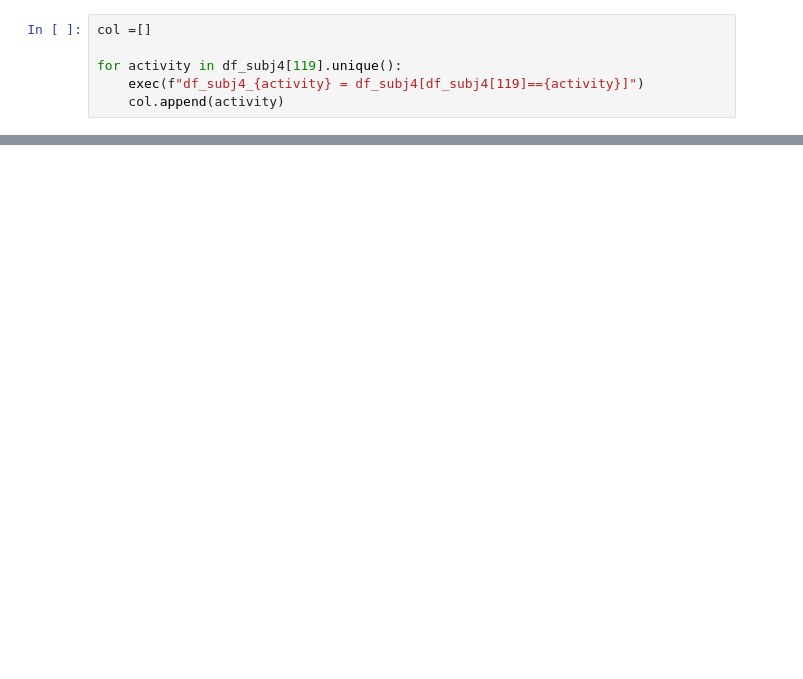
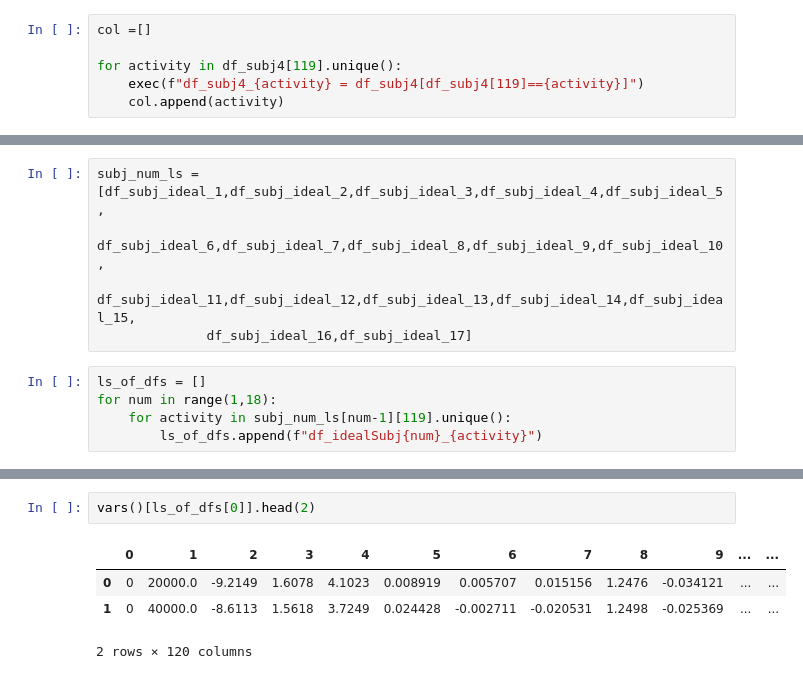
Before and after one commit to alou127/activity_sensor, a Jupyter notebook: sensor_notebook.ipynb, the cells around one changed output, grey strips where cells are left out. Saved outputs shown, nothing was run; the diff lists cells and outputs as text; blank space fills up the shorter version.

```diff
--- a/sensor_notebook.ipynb
+++ b/sensor_notebook.ipynb
@@ -133,0 +93,10 @@ array([[ 5.0400e+02,  6.8000e+05, -5.4230e+00, ..., -4.2102e-01,
+# %%
+subj_num_ls = [df_subj_ideal_1,df_subj_ideal_2,df_subj_ideal_3,df_subj_ideal_4,df_subj_ideal_5,
+              df_subj_ideal_6,df_subj_ideal_7,df_subj_ideal_8,df_subj_ideal_9,df_subj_ideal_10,
+              df_subj_ideal_11,df_subj_ideal_12,df_subj_ideal_13,df_subj_ideal_14,df_subj_ideal_15,
+              df_subj_ideal_16,df_subj_ideal_17]
+# %%
+ls_of_dfs = []
+for num in range(1,18):
+    for activity in subj_num_ls[num-1][119].unique():
+        ls_of_dfs.append(f"df_idealSubj{num}_{activity}")
@@ -133,0 +188,7 @@ array([[ 5.0400e+02,  6.8000e+05, -5.4230e+00, ..., -4.2102e-01,
+# %%
+vars()[ls_of_dfs[0]].head(2)
+# %% [output]
+|  | 0 | 1 | 2 | 3 | 4 | 5 | 6 | 7 | 8 | 9 | ... | ... |
+| 0 | 0 | 20000.0 | -9.2149 | 1.6078 | 4.1023 | 0.008919 | 0.005707 | 0.015156 | 1.2476 | -0.034121 | ... | ... |
+| 1 | 0 | 40000.0 | -8.6113 | 1.5618 | 3.7249 | 0.024428 | -0.002711 | -0.020531 | 1.2498 | -0.025369 | ... | ... |
+2 rows × 120 columns
```
Also changed, not shown: parts of 66 cells of this notebook.
